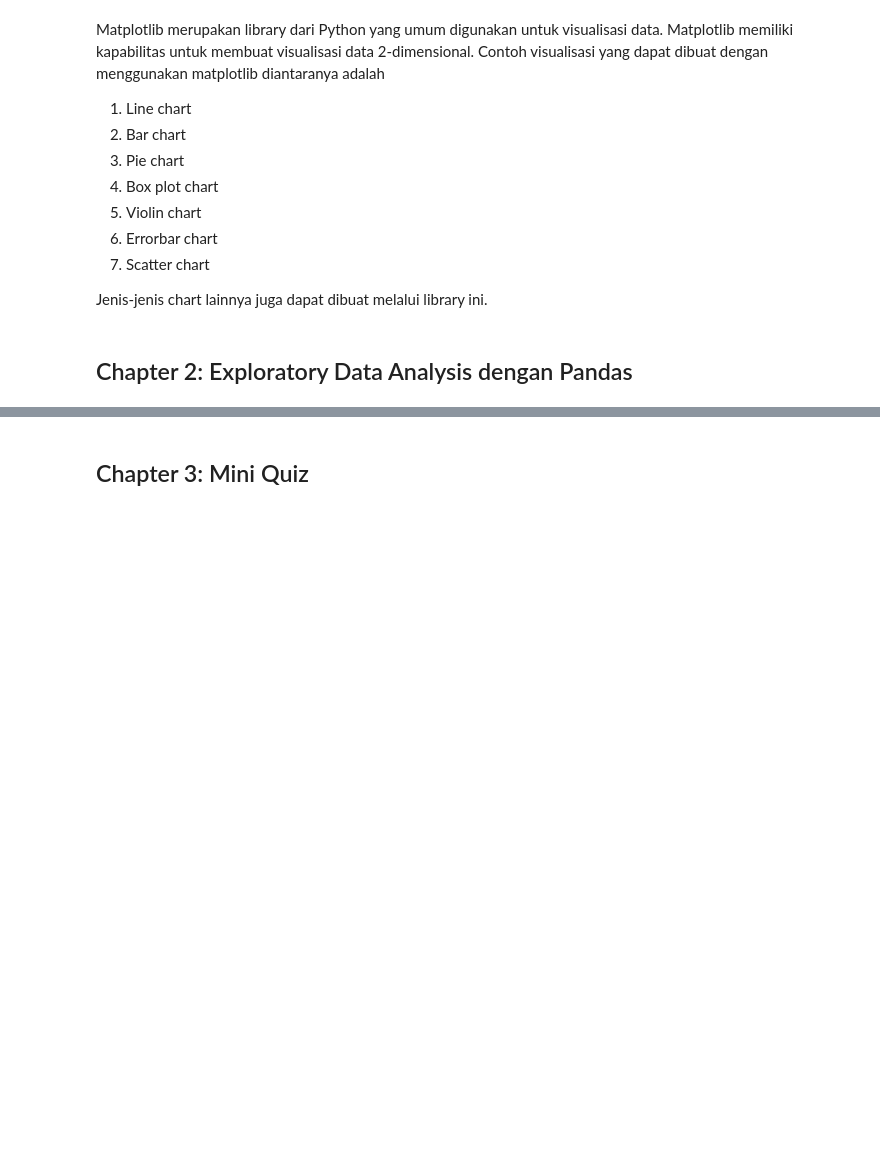
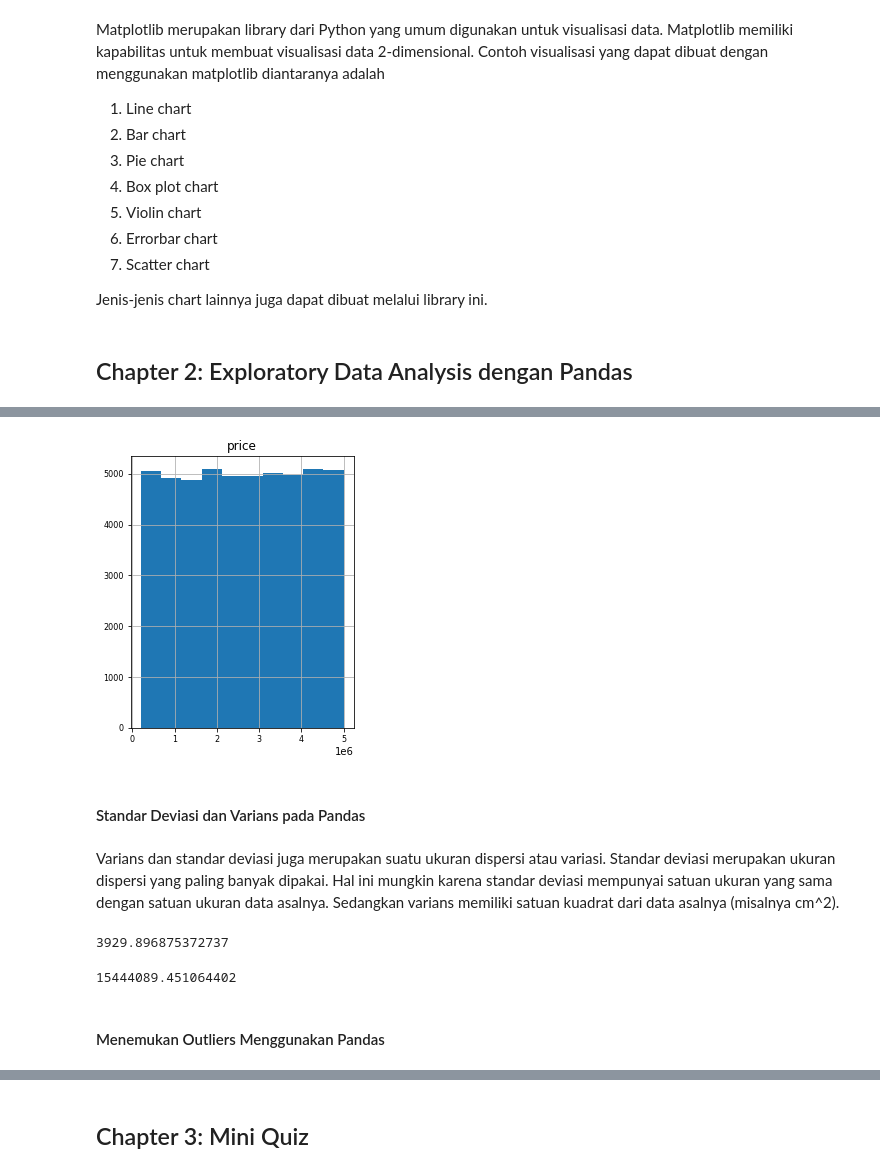
Before and after one commit to himayatulmillah/dqlab-course, a Jupyter notebook: Exploratory Data Analysis with Python for Beginner.ipynb, the cells around one changed output, grey strips where cells are left out. Cells and saved outputs as stored; diff of their text form; code cells hidden in the pictures; blank space fills up the shorter version.

```diff
--- a/Exploratory Data Analysis with Python for Beginner.ipynb
+++ b/Exploratory Data Analysis with Python for Beginner.ipynb
@@ -55,0 +58,5 @@ Numpy berasal dari kata <i>‘Numerical Python’</i>, sesuai namanya NumPy berf
+# %%
+import pandas as pd
+
+order_df = pd.read_csv("https://dqlab-dataset.s3-ap-southeast-1.amazonaws.com/order.csv")
+print(order_df.shape)
@@ -55,0 +136,24 @@ Numpy berasal dari kata <i>‘Numerical Python’</i>, sesuai namanya NumPy berf
+# %%
+import matplotlib.pyplot as plt
+
+# plot histogram kolom: price
+order_df[["price"]].hist(figsize=(4, 5), bins=10, xlabelsize=8, ylabelsize=8)
+plt.show()
+# %% [output]
+[figure, added]
+# %% [markdown]
+<h4>Standar Deviasi dan Varians pada Pandas</h4>
+# %% [markdown]
+Varians dan standar deviasi juga merupakan suatu ukuran dispersi atau variasi. Standar deviasi merupakan ukuran dispersi yang paling banyak dipakai. Hal ini mungkin karena standar deviasi mempunyai satuan ukuran yang sama dengan satuan ukuran data asalnya. Sedangkan varians memiliki satuan kuadrat dari data asalnya (misalnya cm^2).
+# %%
+# Standar variasi kolom product_weight_gram
+order_df.loc[:, "product_weight_gram"].std()
+# %% [output]
+3929.896875372737
+# %%
+# Varians kolom product_weight_gram
+order_df.loc[:, "product_weight_gram"].var()
+# %% [output]
+15444089.451064402
+# %% [markdown]
+<h4>Menemukan Outliers Menggunakan Pandas</h4>
```
Also changed, not shown: parts of 34 cells of this notebook.
